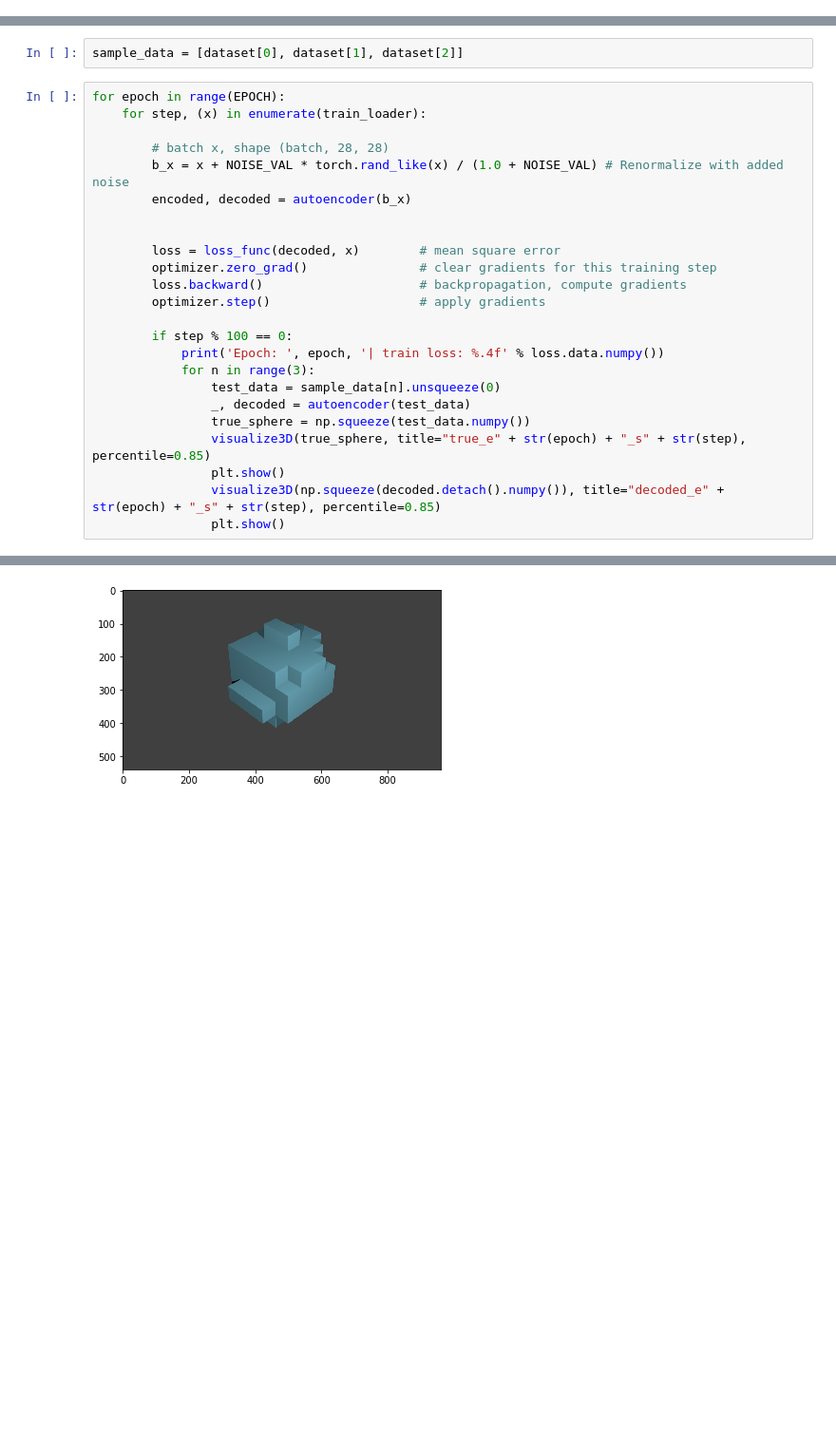
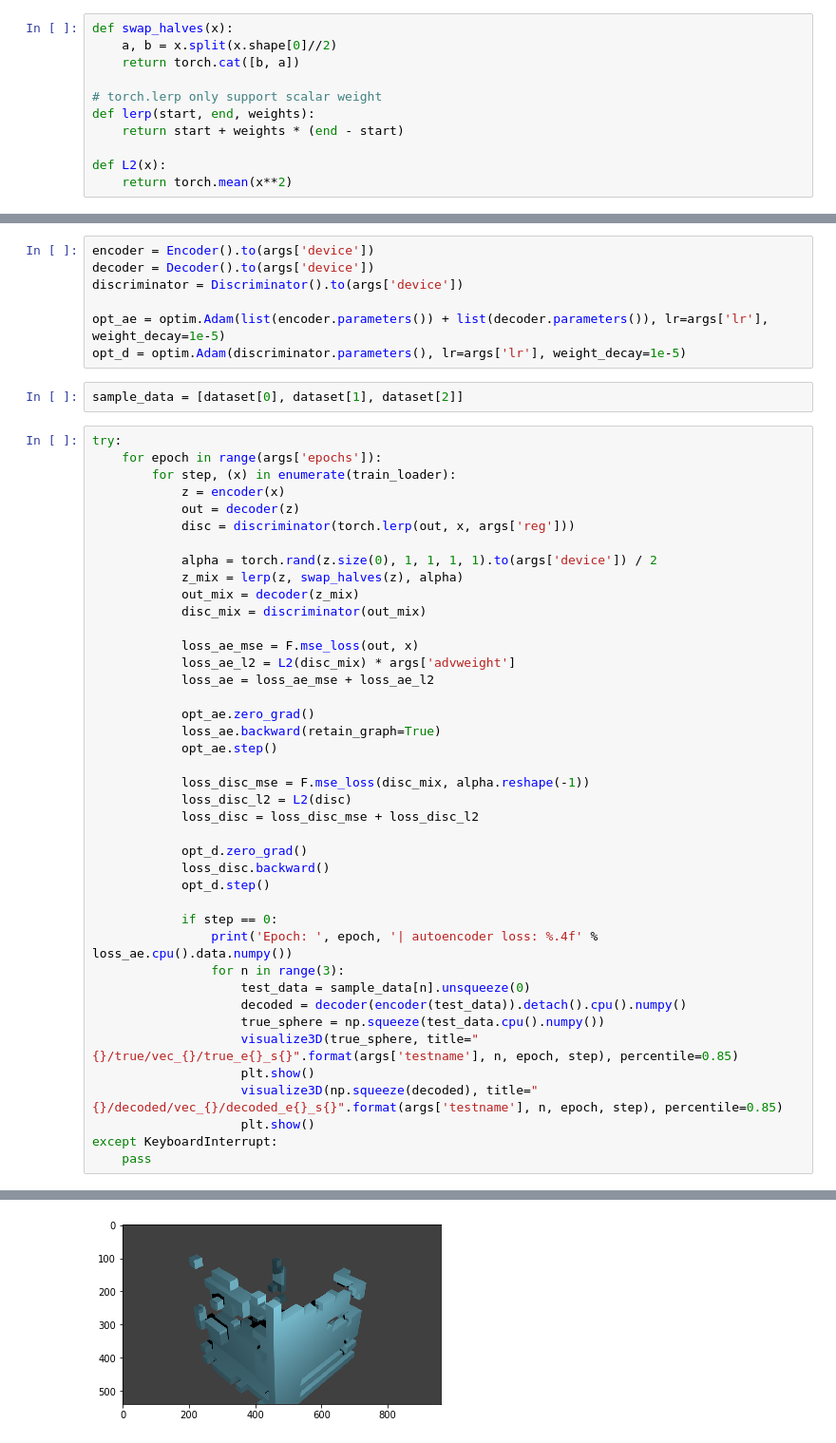
Before and after one commit to movvam/3D-DAE, a Jupyter notebook: 3D-DAE-Spheres.ipynb, the cells around one changed output, grey strips where cells are left out. Shown at 95% size. Drawn from its saved outputs; the diff is of its cells as text; blank space fills up the shorter version.

```diff
--- a/3D-DAE-Spheres.ipynb
+++ b/3D-DAE-Spheres.ipynb
@@ -74,4 +77,15 @@ Creating training data...
 Complete!
 [figure]
 [figure]
+# %%
+def swap_halves(x):
+    a, b = x.split(x.shape[0]//2)
+    return torch.cat([b, a])
+
+# torch.lerp only support scalar weight
+def lerp(start, end, weights):
+    return start + weights * (end - start)
+
+def L2(x):
+    return torch.mean(x**2)
 # %%
@@ -133,27 +139,51 @@ loss_func = nn.MSELoss()
+# %%
+encoder = Encoder().to(args['device'])
+decoder = Decoder().to(args['device'])
+discriminator = Discriminator().to(args['device'])
+
+opt_ae = optim.Adam(list(encoder.parameters()) + list(decoder.parameters()), lr=args['lr'], weight_decay=1e-5)
+opt_d = optim.Adam(discriminator.parameters(), lr=args['lr'], weight_decay=1e-5)
 # %%
 sample_data = [dataset[0], dataset[1], dataset[2]]
 # %%
-for epoch in range(EPOCH):
-    for step, (x) in enumerate(train_loader):
+try:
+    for epoch in range(args['epochs']):
+        for step, (x) in enumerate(train_loader):
+            z = encoder(x)
+            out = decoder(z)
+            disc = discriminator(torch.lerp(out, x, args['reg']))
 
-        # batch x, shape (batch, 28, 28)
-        b_x = x + NOISE_VAL * torch.rand_like(x) / (1.0 + NOISE_VAL) # Renormalize with added noise
-        encoded, decoded = autoencoder(b_x)
+            alpha = torch.rand(z.size(0), 1, 1, 1, 1).to(args['device']) / 2
+            z_mix = lerp(z, swap_halves(z), alpha)
+            out_mix = decoder(z_mix)
+            disc_mix = discriminator(out_mix)
 
+            loss_ae_mse = F.mse_loss(out, x)
+            loss_ae_l2 = L2(disc_mix) * args['advweight']
+            loss_ae = loss_ae_mse + loss_ae_l2
 
-        loss = loss_func(decoded, x)        # mean square error
-        optimizer.zero_grad()               # clear gradients for this training step
-        loss.backward()                     # backpropagation, compute gradients
-        optimizer.step()                    # apply gradients
+            opt_ae.zero_grad()
+            loss_ae.backward(retain_graph=True)
+            opt_ae.step()
 
-        if step % 100 == 0:
-            print('Epoch: ', epoch, '| train loss: %.4f' % loss.data.numpy())
-            for n in range(3):
-                test_data = sample_data[n].unsqueeze(0)
-                _, decoded = autoencoder(test_data)
-                true_sphere = np.squeeze(test_data.numpy())
-                visualize3D(true_sphere, title="true_e" + str(epoch) + "_s" + str(step), percentile=0.85)
-                plt.show()
-                visualize3D(np.squeeze(decoded.detach().numpy()), title="decoded_e" + str(epoch) + "_s" + str(step), percentile=0.85)
-                plt.show()
+            loss_disc_mse = F.mse_loss(disc_mix, alpha.reshape(-1))
+            loss_disc_l2 = L2(disc)
+            loss_disc = loss_disc_mse + loss_disc_l2
+
+            opt_d.zero_grad()
+            loss_disc.backward()
+            opt_d.step()
+
+            if step == 0:
+                print('Epoch: ', epoch, '| autoencoder loss: %.4f' % loss_ae.cpu().data.numpy())
+                for n in range(3):
+                    test_data = sample_data[n].unsqueeze(0)
+                    decoded = decoder(encoder(test_data)).detach().cpu().numpy()
+                    true_sphere = np.squeeze(test_data.cpu().numpy())
+                    visualize3D(true_sphere, title="{}/true/vec_{}/true_e{}_s{}".format(args['testname'], n, epoch, step), percentile=0.85)
+                    plt.show()
+                    visualize3D(np.squeeze(decoded), title="{}/decoded/vec_{}/decoded_e{}_s{}".format(args['testname'], n, epoch, step), percentile=0.85)
+                    plt.show()
+except KeyboardInterrupt:
+    pass
 # %% [output]
@@ -163,3 +193,3 @@ Epoch:  0 | train loss: 0.0605
 [figure]
-[figure, old version]
+[figure, new version]
 [figure]
```
Also changed, not shown: parts of 8 cells of this notebook.
